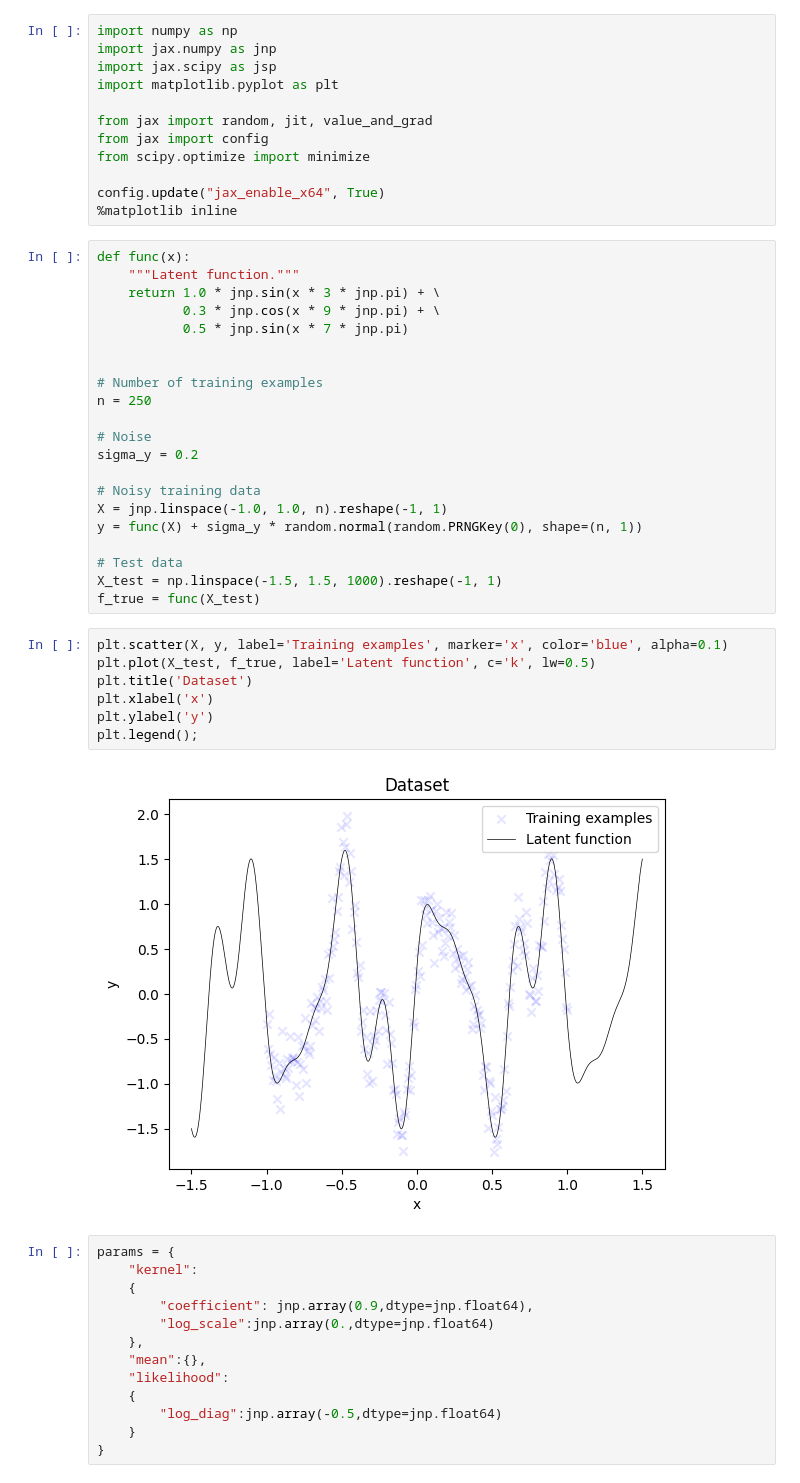
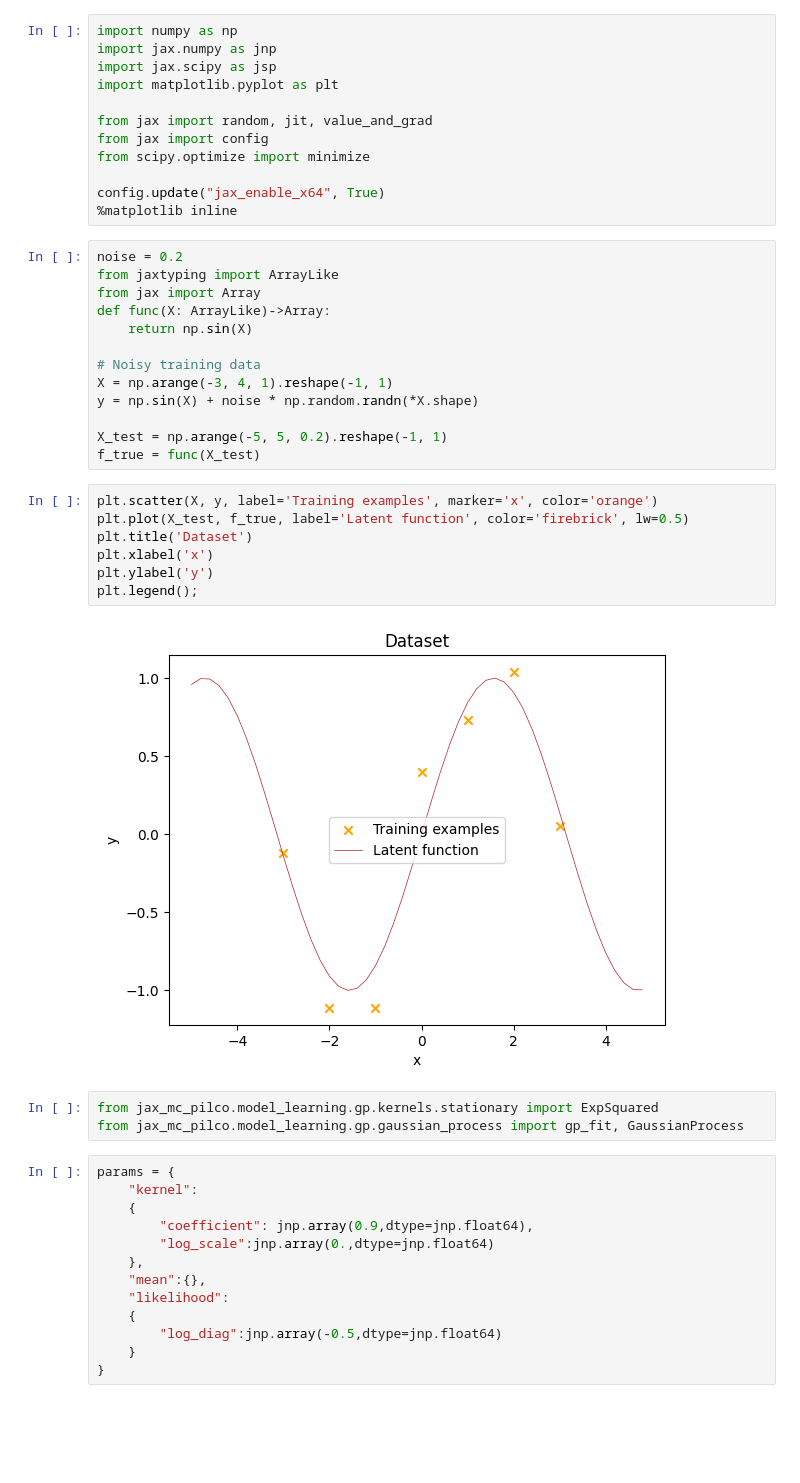
Before and after one commit to mathDR/jax-mc-pilco, a Jupyter notebook: notebooks/gp.ipynb, the cells around one changed output. Drawn from its saved outputs; the diff is of its cells as text; blank space fills up the shorter version.

```diff
--- a/notebooks/gp.ipynb
+++ b/notebooks/gp.ipynb
@@ -15,35 +15,30 @@ from scipy.optimize import minimize
 config.update("jax_enable_x64", True)
 %matplotlib inline
 # %%
-def func(x):
-    """Latent function."""
-    return 1.0 * jnp.sin(x * 3 * jnp.pi) + \
-           0.3 * jnp.cos(x * 9 * jnp.pi) + \
-           0.5 * jnp.sin(x * 7 * jnp.pi)
-
-
-# Number of training examples
-n = 250
-
-# Noise
-sigma_y = 0.2
+noise = 0.2
+from jaxtyping import ArrayLike
+from jax import Array
+def func(X: ArrayLike)->Array:
+    return np.sin(X)
 
 # Noisy training data
-X = jnp.linspace(-1.0, 1.0, n).reshape(-1, 1)
-y = func(X) + sigma_y * random.normal(random.PRNGKey(0), shape=(n, 1))
+X = np.arange(-3, 4, 1).reshape(-1, 1)
+y = np.sin(X) + noise * np.random.randn(*X.shape)
 
-# Test data
-X_test = np.linspace(-1.5, 1.5, 1000).reshape(-1, 1)
+X_test = np.arange(-5, 5, 0.2).reshape(-1, 1)
 f_true = func(X_test)
 # %%
-plt.scatter(X, y, label='Training examples', marker='x', color='blue', alpha=0.1)
-plt.plot(X_test, f_true, label='Latent function', c='k', lw=0.5)
+plt.scatter(X, y, label='Training examples', marker='x', color='orange')
+plt.plot(X_test, f_true, label='Latent function', color='firebrick', lw=0.5)
 plt.title('Dataset')
 plt.xlabel('x')
 plt.ylabel('y')
 plt.legend();
 # %% [output]
-[figure, old version]
+[figure, new version]
+# %%
+from jax_mc_pilco.model_learning.gp.kernels.stationary import ExpSquared
+from jax_mc_pilco.model_learning.gp.gaussian_process import gp_fit, GaussianProcess
 # %%
 params = {
     "kernel":
```
Also changed, not shown: parts of 13 cells of this notebook, 9 other files.
